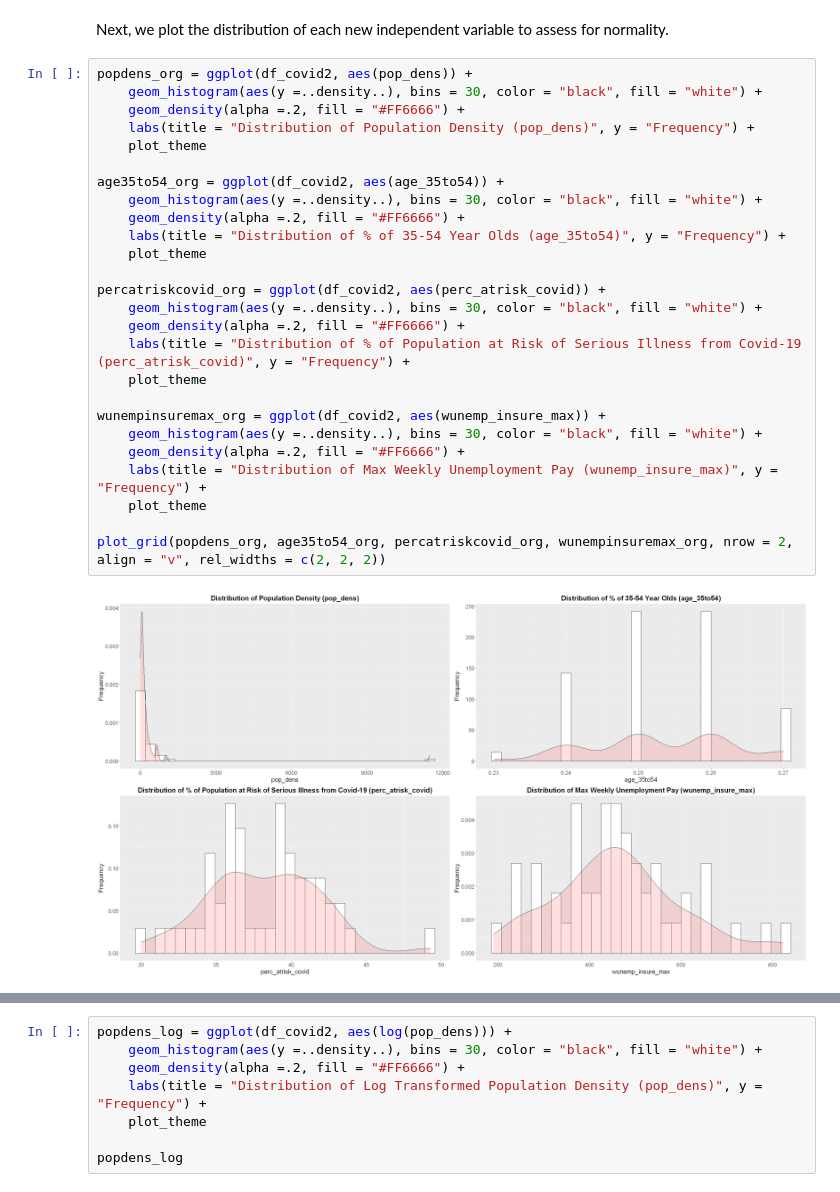
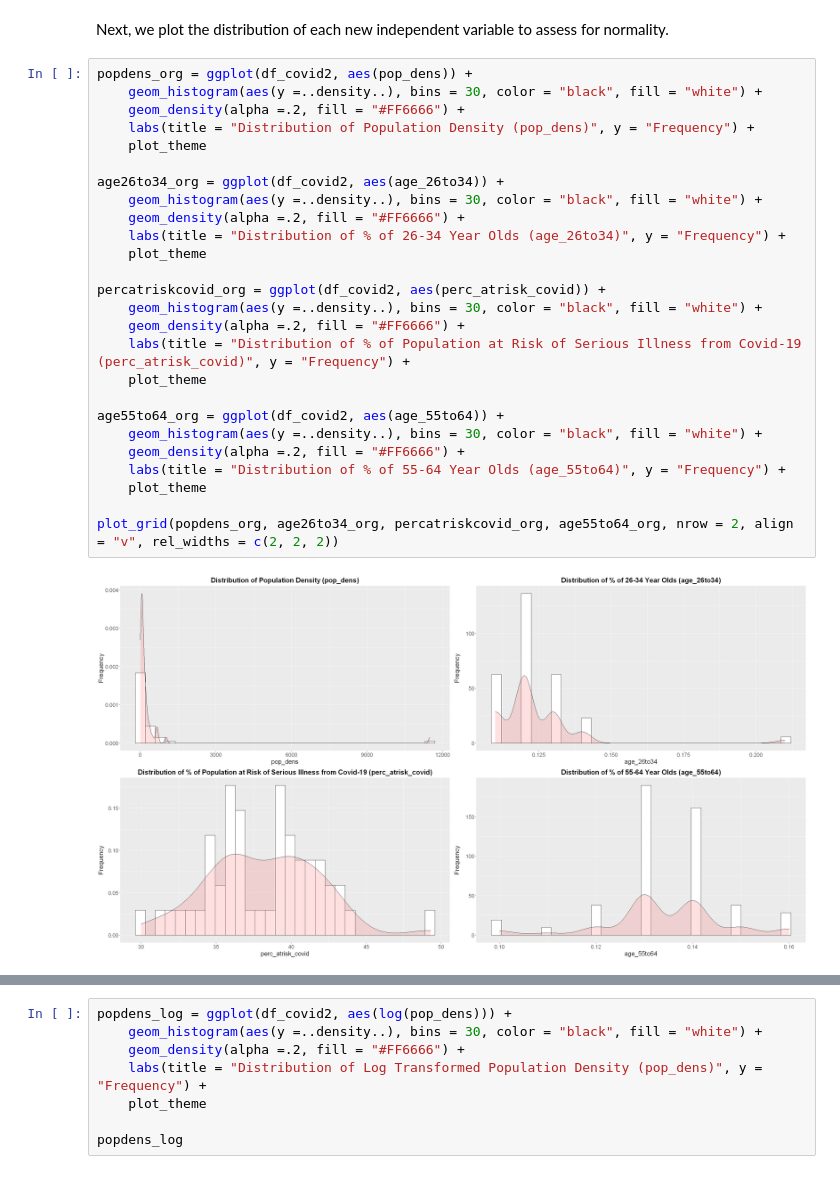
Before and after one commit to mfan86/mids-w203, a Jupyter notebook: lab3/mikefan_lab3_covid.ipynb, the cells around one changed output, grey strips where cells are left out. Cells and saved outputs as stored; diff of their text form.

```diff
--- a/lab3/mikefan_lab3_covid.ipynb
+++ b/lab3/mikefan_lab3_covid.ipynb
@@ -815,30 +805,30 @@ Next, we plot the distribution of each new independent variable to assess for no
 # %%
 popdens_org = ggplot(df_covid2, aes(pop_dens)) +
     geom_histogram(aes(y =..density..), bins = 30, color = "black", fill = "white") +
     geom_density(alpha =.2, fill = "#FF6666") +
     labs(title = "Distribution of Population Density (pop_dens)", y = "Frequency") +
     plot_theme
 
-age35to54_org = ggplot(df_covid2, aes(age_35to54)) +
+age26to34_org = ggplot(df_covid2, aes(age_26to34)) +
     geom_histogram(aes(y =..density..), bins = 30, color = "black", fill = "white") +
     geom_density(alpha =.2, fill = "#FF6666") +
-    labs(title = "Distribution of % of 35-54 Year Olds (age_35to54)", y = "Frequency") +
+    labs(title = "Distribution of % of 26-34 Year Olds (age_26to34)", y = "Frequency") +
     plot_theme
 
 percatriskcovid_org = ggplot(df_covid2, aes(perc_atrisk_covid)) +
     geom_histogram(aes(y =..density..), bins = 30, color = "black", fill = "white") +
     geom_density(alpha =.2, fill = "#FF6666") +
     labs(title = "Distribution of % of Population at Risk of Serious Illness from Covid-19 (perc_atrisk_covid)", y = "Frequency") +
     plot_theme
 
-wunempinsuremax_org = ggplot(df_covid2, aes(wunemp_insure_max)) +
+age55to64_org = ggplot(df_covid2, aes(age_55to64)) +
     geom_histogram(aes(y =..density..), bins = 30, color = "black", fill = "white") +
     geom_density(alpha =.2, fill = "#FF6666") +
-    labs(title = "Distribution of Max Weekly Unemployment Pay (wunemp_insure_max)", y = "Frequency") +
+    labs(title = "Distribution of % of 55-64 Year Olds (age_55to64)", y = "Frequency") +
     plot_theme
 
-plot_grid(popdens_org, age35to54_org, percatriskcovid_org, wunempinsuremax_org, nrow = 2, align = "v", rel_widths = c(2, 2, 2))
+plot_grid(popdens_org, age26to34_org, percatriskcovid_org, age55to64_org, nrow = 2, align = "v", rel_widths = c(2, 2, 2))
 # %% [output]
-[figure, old version]
+[figure, new version]
 # %%
 shapiro.test(df_covid2$pop_dens)
```
Also changed, not shown: parts of 45 cells of this notebook.
